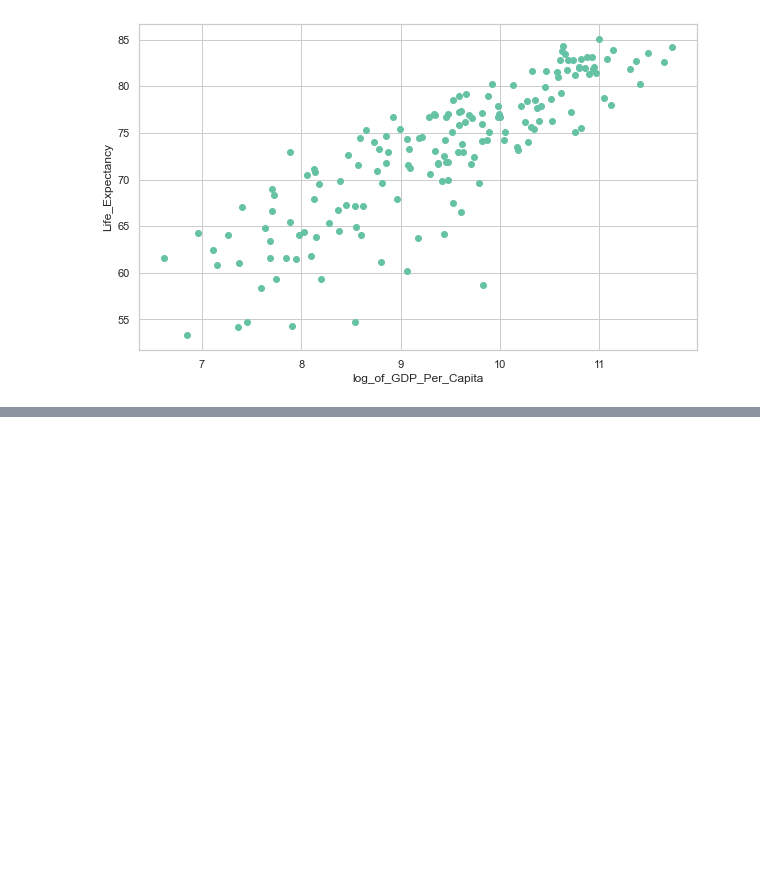
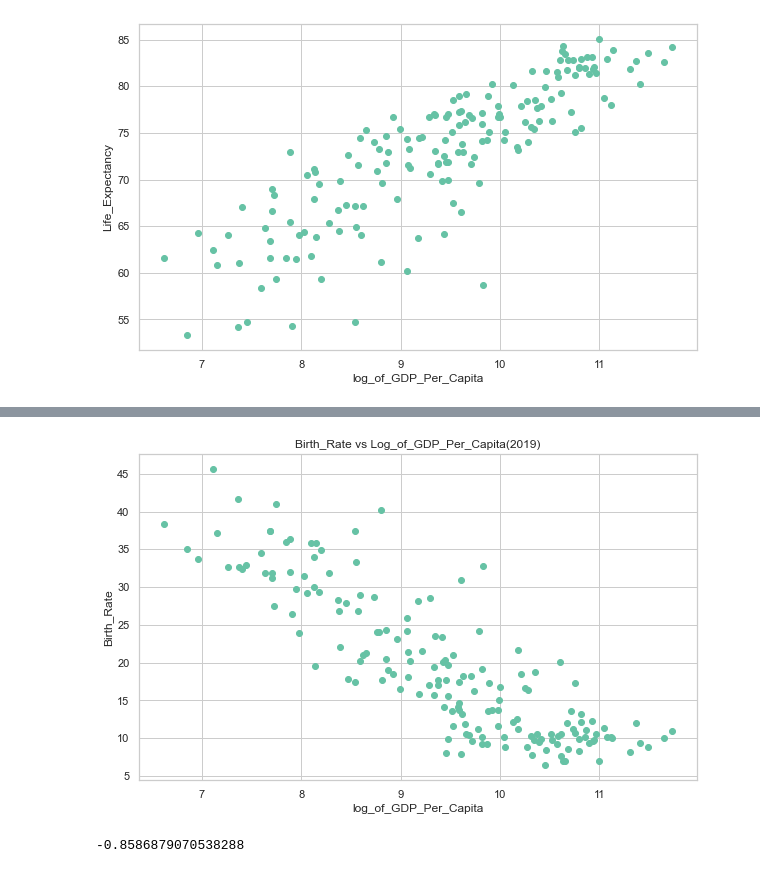
Before and after one commit to nss-data-science-cohort-6/un_data_question-hcgreer, a Jupyter notebook: notebooks/UN_Data_Exploration.ipynb, the cells around one changed output, grey strips where cells are left out. Cells and saved outputs as stored; diff of their text form; code cells hidden in the pictures; blank space fills up the shorter version.

```diff
--- a/notebooks/UN_Data_Exploration.ipynb
+++ b/notebooks/UN_Data_Exploration.ipynb
@@ -423,0 +485,17 @@ plt.show()
+# %%
+gdp_br_2019['log_gdp'] = np.log(gdp_br_2019['GDP_Per_Capita'])
+# %%
+plt.figure(figsize = (10,6))
+plt.scatter(data = gdp_br_2019,
+            x = 'log_gdp',
+            y = 'Birth Rate')
+plt.xlabel('log_of_GDP_Per_Capita')
+plt.ylabel('Birth_Rate')
+plt.title('Birth_Rate vs Log_of_GDP_Per_Capita(2019)')
+plt.show()
+# %% [output]
+[figure, added]
+# %%
+gdp_br_2019['log_gdp'].corr(gdp_br_2019['Birth Rate'])
+# %% [output]
+-0.8586879070538288
```
Also changed, not shown: parts of 20 cells of this notebook.
